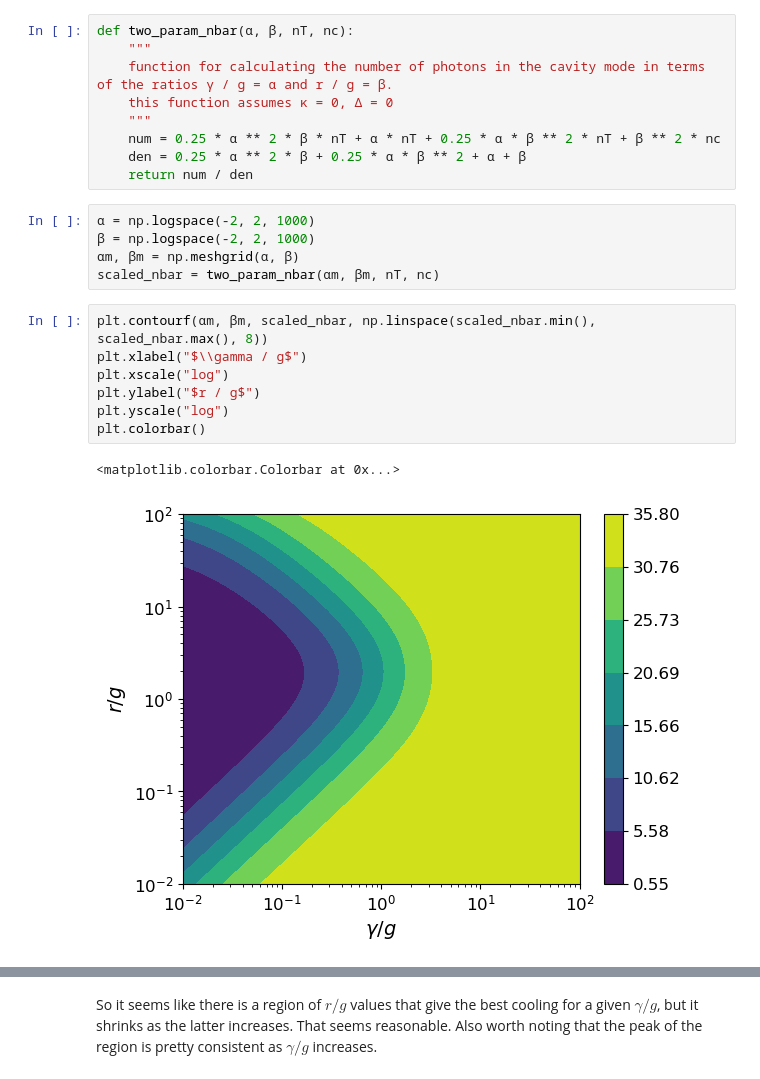
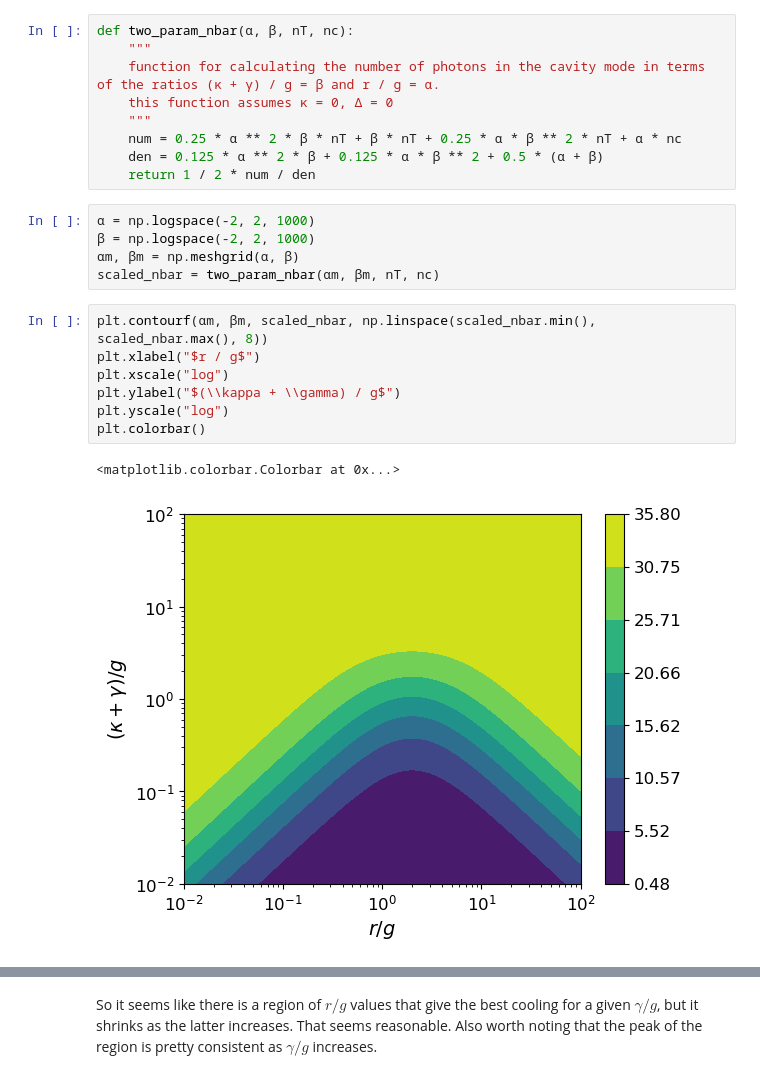
Before and after one commit to jleamer/mode_cooling, a Jupyter notebook: paper_calcs.ipynb, the cells around one changed output, grey strips where cells are left out. Drawn from its saved outputs; the diff is of its cells as text.

```diff
--- a/paper_calcs.ipynb
+++ b/paper_calcs.ipynb
@@ -221,12 +226,12 @@ $\bar{n} = \frac{\frac{1}{4}\alpha^2\beta n_T + \alpha n_T + \frac{1}{4}\alpha \
 # %%
 def two_param_nbar(α, β, nT, nc):
     """
-    function for calculating the number of photons in the cavity mode in terms of the ratios γ / g = α and r / g = β.
+    function for calculating the number of photons in the cavity mode in terms of the ratios (κ + γ) / g = β and r / g = α.
     this function assumes κ = 0, Δ = 0
     """
-    num = 0.25 * α ** 2 * β * nT + α * nT + 0.25 * α * β ** 2 * nT + β ** 2 * nc
-    den = 0.25 * α ** 2 * β + 0.25 * α * β ** 2 + α + β
-    return num / den
+    num = 0.25 * α ** 2 * β * nT + β * nT + 0.25 * α * β ** 2 * nT + α * nc
+    den = 0.125 * α ** 2 * β + 0.125 * α * β ** 2 + 0.5 * (α + β)
+    return 1 / 2 * num / den
 # %%
 α = np.logspace(-2, 2, 1000)
 β = np.logspace(-2, 2, 1000)
@@ -234,12 +239,12 @@ def two_param_nbar(α, β, nT, nc):
 scaled_nbar = two_param_nbar(αm, βm, nT, nc)
 # %%
 plt.contourf(αm, βm, scaled_nbar, np.linspace(scaled_nbar.min(), scaled_nbar.max(), 8))
-plt.xlabel("$\\gamma / g$")
+plt.xlabel("$r / g$")
 plt.xscale("log")
-plt.ylabel("$r / g$")
+plt.ylabel("$(\\kappa + \\gamma) / g$")
 plt.yscale("log")
 plt.colorbar()
 # %% [output]
 <matplotlib.colorbar.Colorbar at 0x...>
-[figure, old version]
+[figure, new version]
 # %%
```
Also changed, not shown: parts of 31 cells of this notebook.
